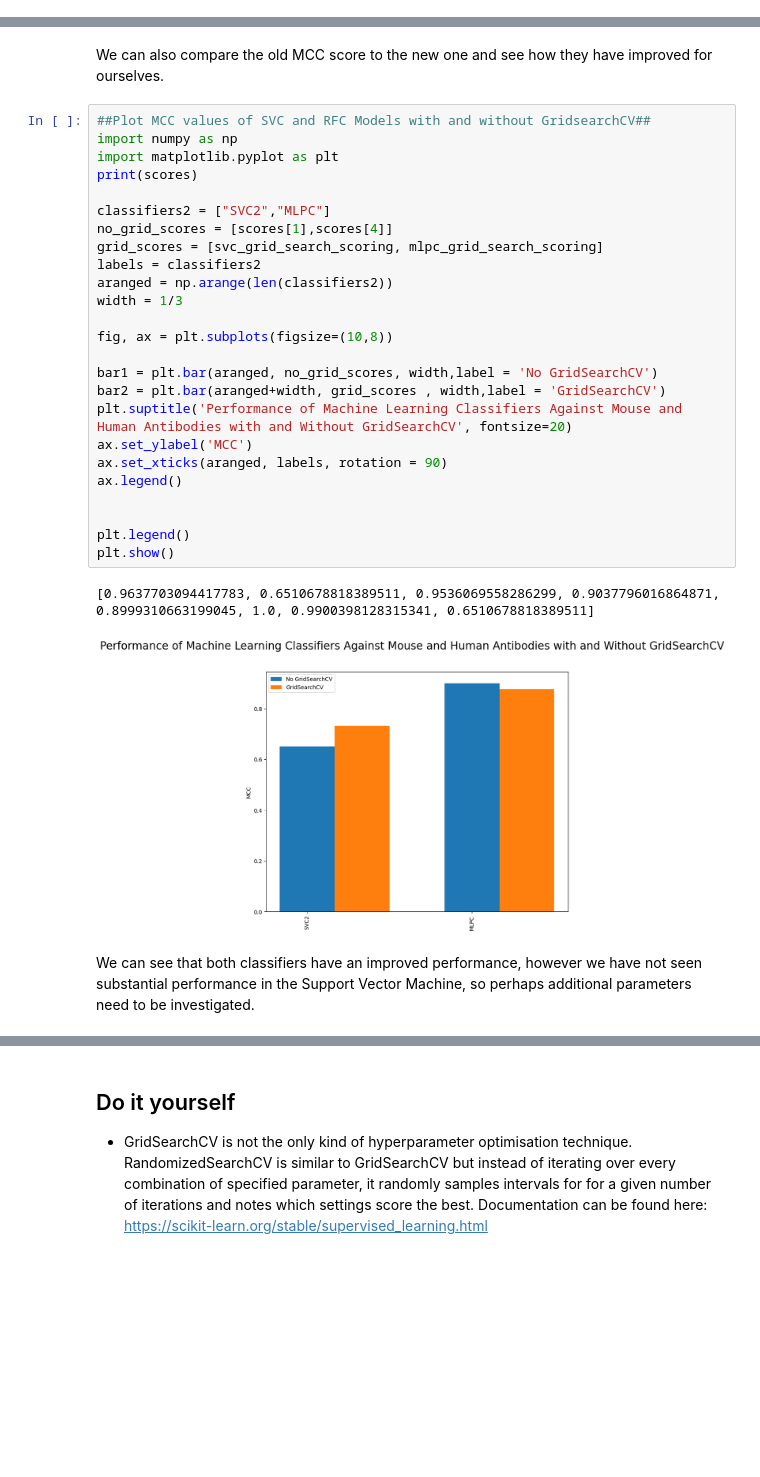
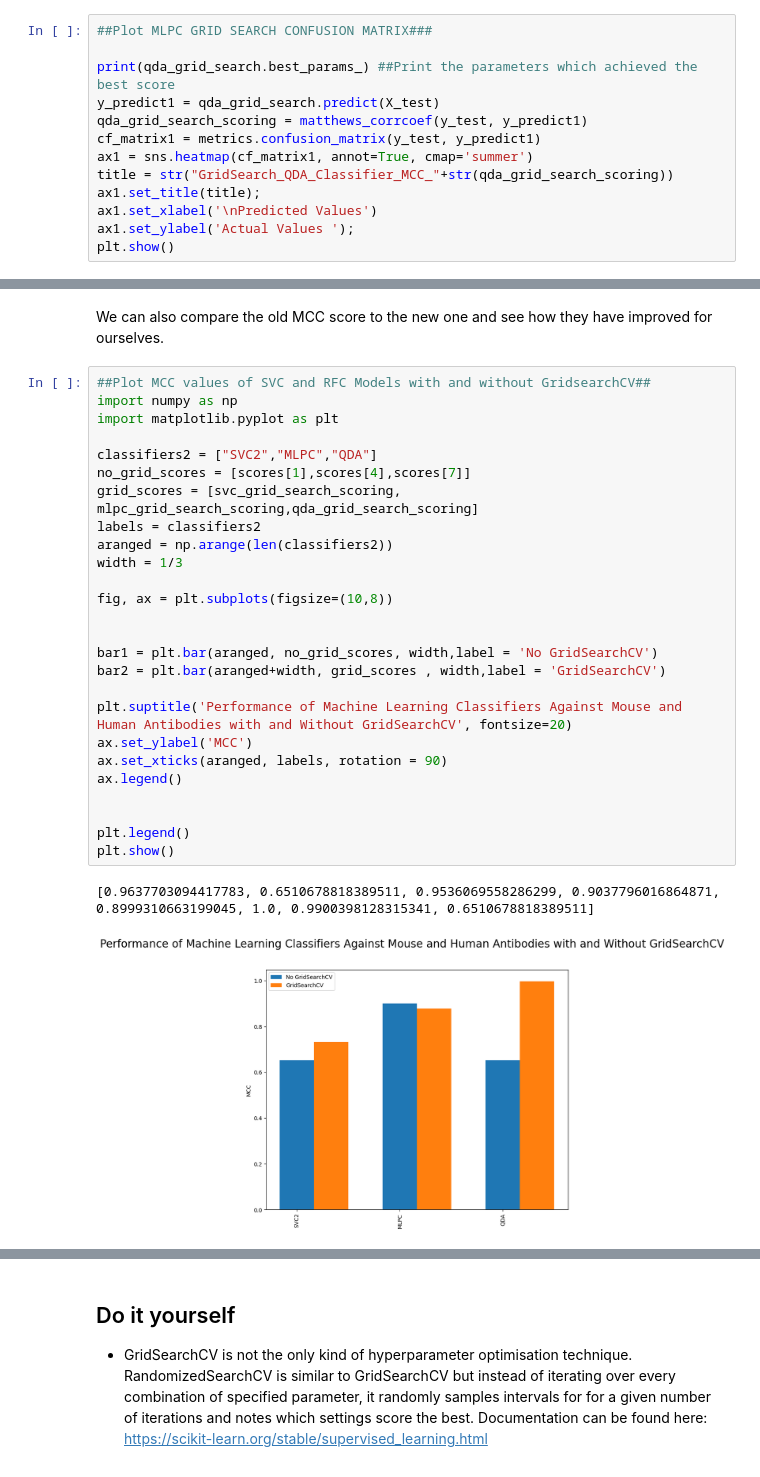
Before and after one commit to AdamTest24/Antibody_Materials, a Jupyter notebook: Machine_Learning_Part2.ipynb, the cells around one changed output, grey strips where cells are left out. Cells and saved outputs as stored; diff of their text form; blank space fills up the shorter version.

```diff
--- a/Machine_Learning_Part2.ipynb
+++ b/Machine_Learning_Part2.ipynb
@@ -207,3 +224,16 @@ plt.show()
 # %% [output]
 {'activation': 'relu', 'alpha': 0.0001, 'learning_rate': 'adaptive'}
 [figure]
+# %%
+##Plot MLPC GRID SEARCH CONFUSION MATRIX###
+
+print(qda_grid_search.best_params_) ##Print the parameters which achieved the best score
+y_predict1 = qda_grid_search.predict(X_test)
+qda_grid_search_scoring = matthews_corrcoef(y_test, y_predict1)
+cf_matrix1 = metrics.confusion_matrix(y_test, y_predict1)
+ax1 = sns.heatmap(cf_matrix1, annot=True, cmap='summer')
+title = str("GridSearch_QDA_Classifier_MCC_"+str(qda_grid_search_scoring))
+ax1.set_title(title);
+ax1.set_xlabel('\nPredicted Values')
+ax1.set_ylabel('Actual Values ');
+plt.show()
@@ -212,30 +245,29 @@ We can also compare the old MCC score to the new one and see how they have impro
 # %%
 ##Plot MCC values of SVC and RFC Models with and without GridsearchCV##
 import numpy as np
 import matplotlib.pyplot as plt
-print(scores)
 
-classifiers2 = ["SVC2","MLPC"]
-no_grid_scores = [scores[1],scores[4]]
-grid_scores = [svc_grid_search_scoring, mlpc_grid_search_scoring]
+classifiers2 = ["SVC2","MLPC","QDA"]
+no_grid_scores = [scores[1],scores[4],scores[7]]
+grid_scores = [svc_grid_search_scoring, mlpc_grid_search_scoring,qda_grid_search_scoring]
 labels = classifiers2
 aranged = np.arange(len(classifiers2))
 width = 1/3
 
 fig, ax = plt.subplots(figsize=(10,8))
 
+
 bar1 = plt.bar(aranged, no_grid_scores, width,label = 'No GridSearchCV')
 bar2 = plt.bar(aranged+width, grid_scores , width,label = 'GridSearchCV')
+
 plt.suptitle('Performance of Machine Learning Classifiers Against Mouse and Human Antibodies with and Without GridSearchCV', fontsize=20)
 ax.set_ylabel('MCC')
 ax.set_xticks(aranged, labels, rotation = 90)
 ax.legend()
 
 
 plt.legend()
 plt.show()
 # %% [output]
 [0.9637703094417783, 0.6510678818389511, 0.9536069558286299, 0.9037796016864871, 0.8999310663199045, 1.0, 0.9900398128315341, 0.6510678818389511]
-[figure, old version]
+[figure, new version]
-# %% [markdown]
-We can see that both classifiers have an improved performance, however we have not seen substantial performance in the Support Vector Machine, so perhaps additional parameters need to be investigated.
```
Also changed, not shown: parts of 12 cells of this notebook, 1 other file.
